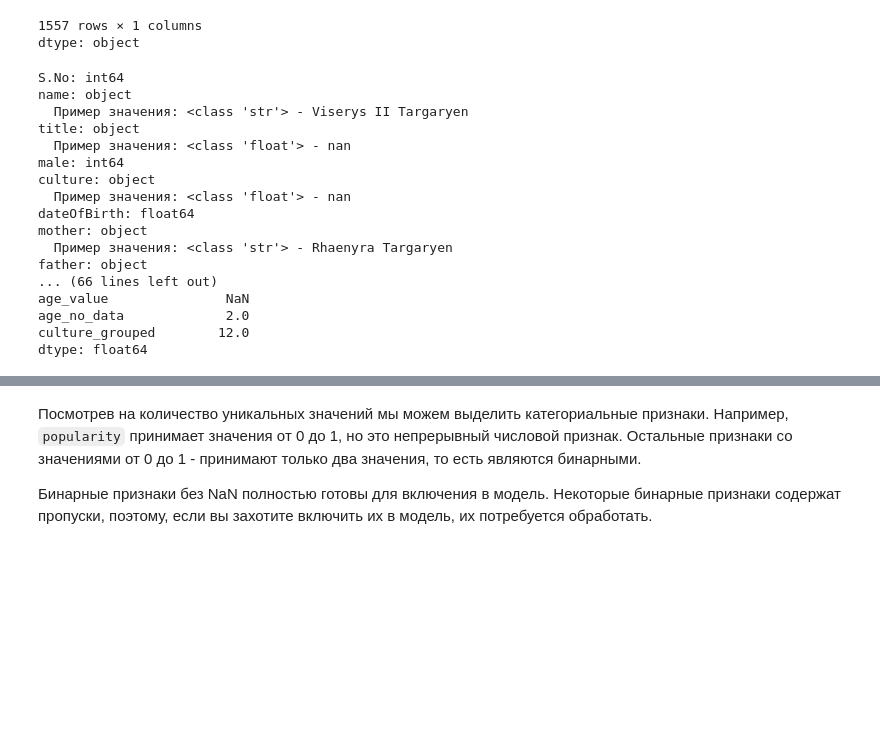
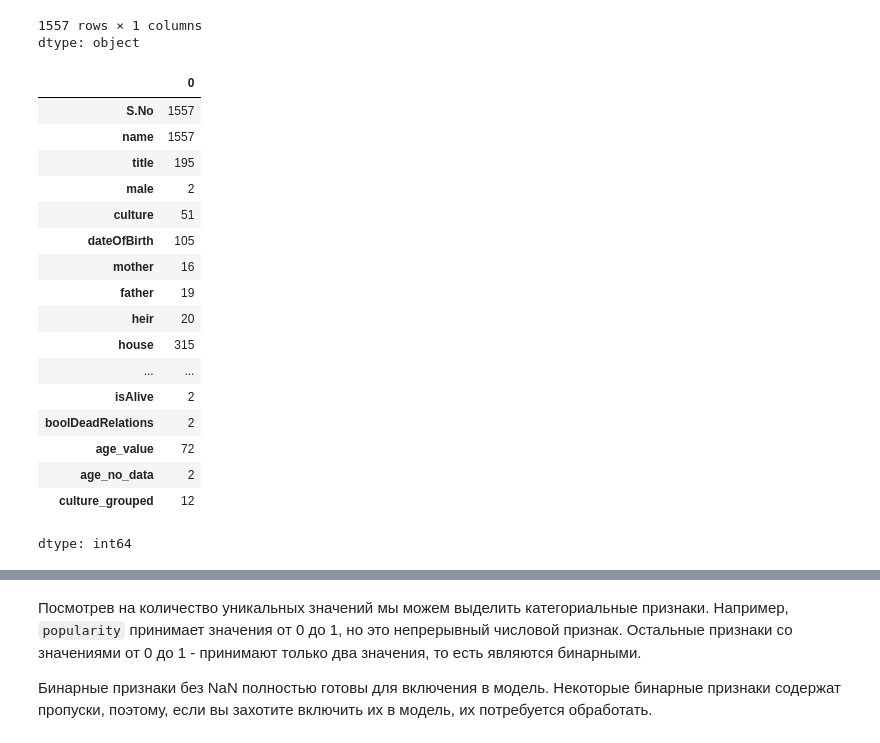
Before and after one commit to akkniko/DLS26, a Jupyter notebook: week_01_ml_intro/Homework/hw_1_game_of_thrones.ipynb, the cells around one changed output, grey strips where cells are left out. Cells and saved outputs as stored; diff of their text form; code cells hidden in the pictures; blank space fills up the shorter version.

```diff
--- a/week_01_ml_intro/Homework/hw_1_game_of_thrones.ipynb
+++ b/week_01_ml_intro/Homework/hw_1_game_of_thrones.ipynb
@@ -457,25 +459,26 @@ data['culture_grouped']
 dtype: object
 # %%
 # Количество уникальнх значений в каждом столбце
-# data.nunique()
+data.nunique()
 # %% [output]
+|  | 0 |
+| S.No | 1557 |
+| name | 1557 |
+| title | 195 |
+| male | 2 |
+| culture | 51 |
+| dateOfBirth | 105 |
+| mother | 16 |
+| father | 19 |
+| heir | 20 |
+| house | 315 |
+| ... | ... |
+| isAlive | 2 |
+| boolDeadRelations | 2 |
+| age_value | 72 |
+| age_no_data | 2 |
+| culture_grouped | 12 |
-S.No: int64
-name: object
-  Пример значения: <class 'str'> - Viserys II Targaryen
-title: object
-  Пример значения: <class 'float'> - nan
-male: int64
-culture: object
-  Пример значения: <class 'float'> - nan
-dateOfBirth: float64
-mother: object
-  Пример значения: <class 'str'> - Rhaenyra Targaryen
-father: object
-... (66 lines left out)
-age_value               NaN
-age_no_data             2.0
-culture_grouped        12.0
-dtype: float64
+dtype: int64
 # %%
 # Для числовых столбцов можно вывести в одну таблицу более детальную статистику, объединив выводы describe() и nunique()
 # Код ниже требуется дополнить по аналогии с заданием 1.2.
```
Also changed, not shown: parts of 6 cells of this notebook.
